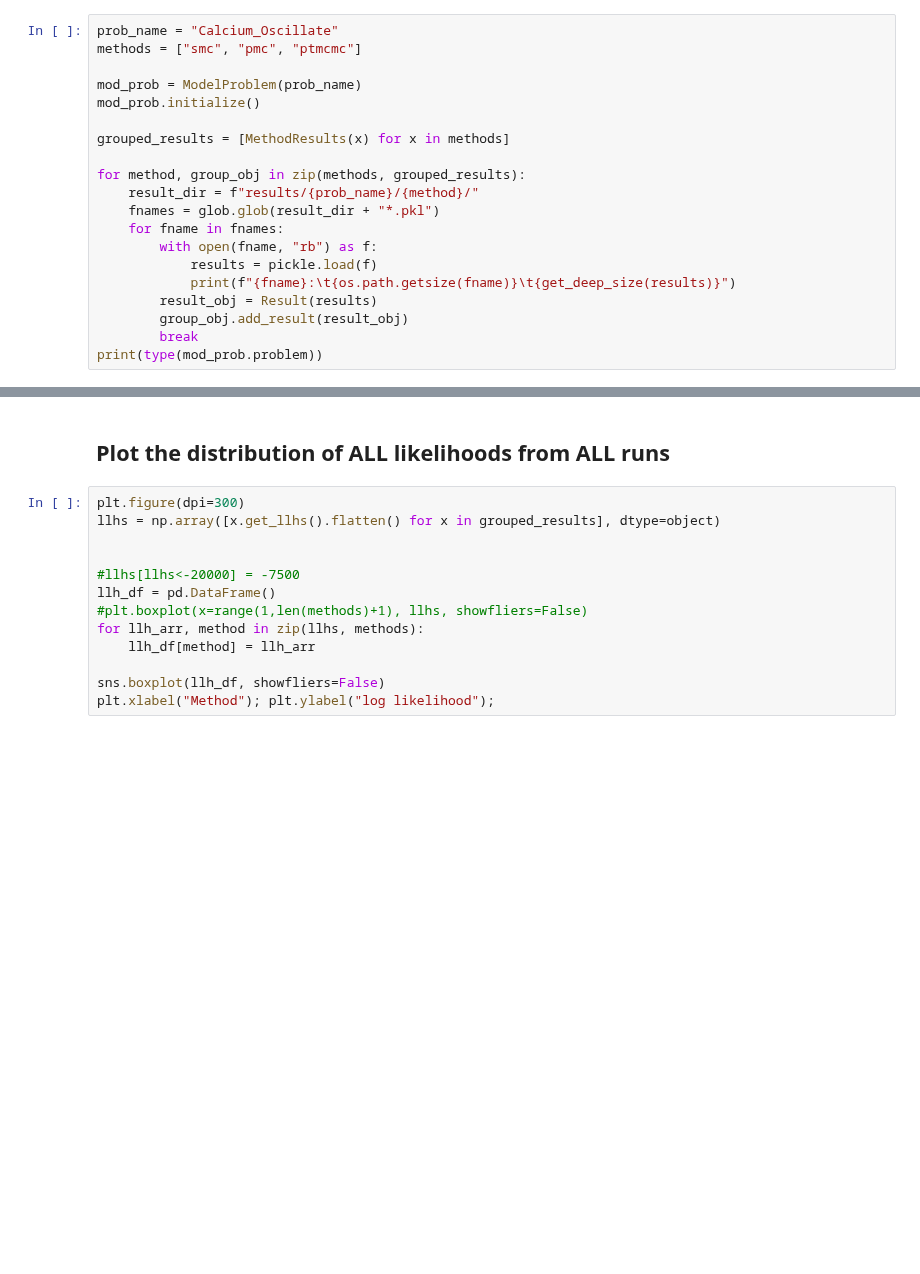
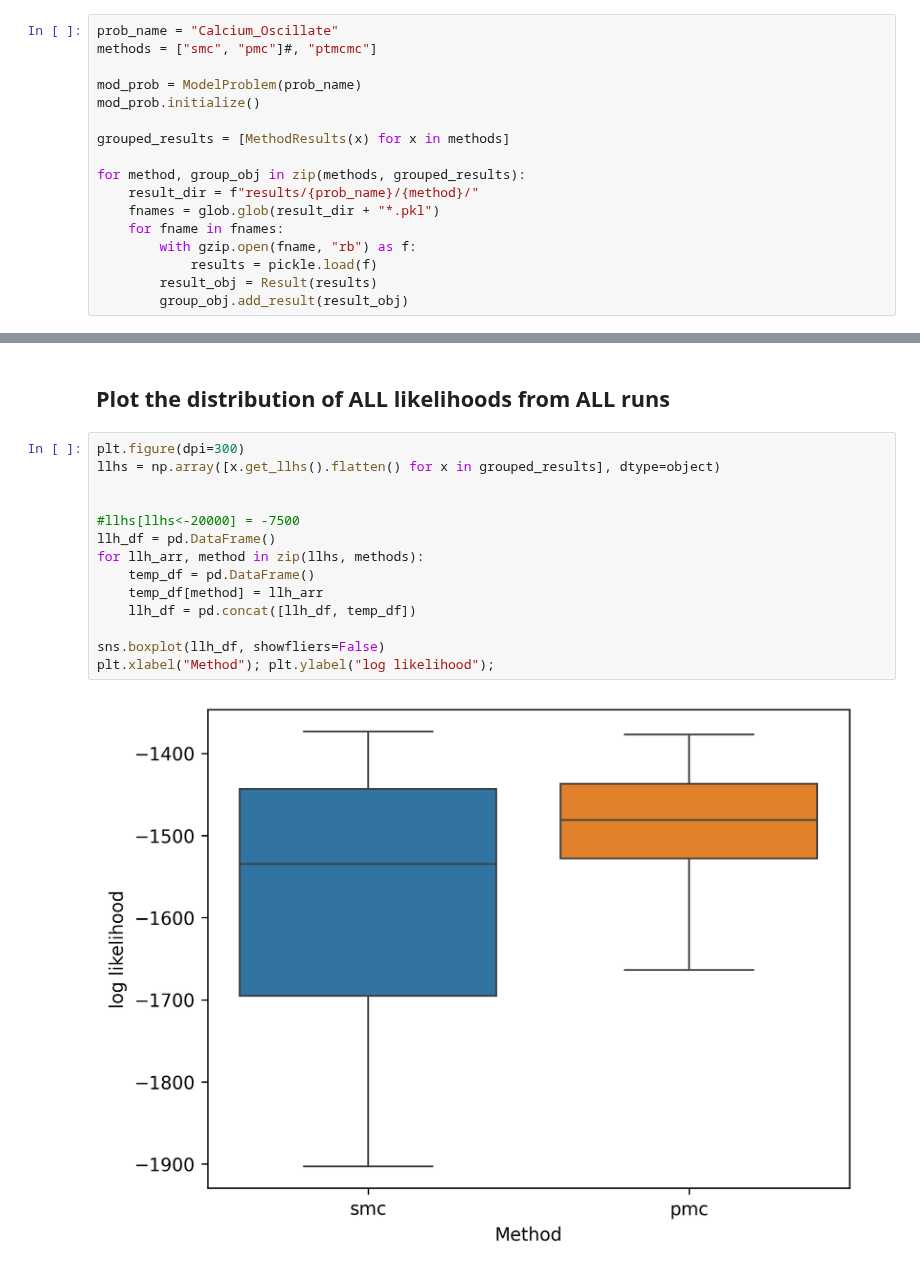
Before and after one commit to LarkinIt/BayesianBenchmark, a Jupyter notebook: compare_methods.ipynb, the cells around one changed output, grey strips where cells are left out. Drawn from its saved outputs; the diff is of its cells as text; blank space fills up the shorter version.

Commit message:
Updated model calib to save with proper file name, updated compare methods script to handle new results

```diff
--- a/compare_methods.ipynb
+++ b/compare_methods.ipynb
@@ -14,7 +15,7 @@ from modelproblem import ModelProblem
 from result_classes import Result,MethodResults
 # %%
 prob_name = "Calcium_Oscillate"
-methods = ["smc", "pmc", "ptmcmc"]
+methods = ["smc", "pmc"]#, "ptmcmc"]
 
 mod_prob = ModelProblem(prob_name)
 mod_prob.initialize()
@@ -25,10 +26,7 @@ for method, group_obj in zip(methods, grouped_results):
 	result_dir = f"results/{prob_name}/{method}/"
 	fnames = glob.glob(result_dir + "*.pkl")
 	for fname in fnames:
-		with open(fname, "rb") as f:
+		with gzip.open(fname, "rb") as f:
 			results = pickle.load(f)
-			print(f"{fname}:\t{os.path.getsize(fname)}\t{get_deep_size(results)}")
 		result_obj = Result(results)
 		group_obj.add_result(result_obj)
-		break
-print(type(mod_prob.problem))
@@ -56,15 +49,18 @@ except ValueError:
 # %%
 plt.figure(dpi=300)
 llhs = np.array([x.get_llhs().flatten() for x in grouped_results], dtype=object)
 
 
 #llhs[llhs<-20000] = -7500
 llh_df = pd.DataFrame()
-#plt.boxplot(x=range(1,len(methods)+1), llhs, showfliers=False)
 for llh_arr, method in zip(llhs, methods):
-	llh_df[method] = llh_arr
+	temp_df = pd.DataFrame()
+	temp_df[method] = llh_arr
+	llh_df = pd.concat([llh_df, temp_df])
 
 sns.boxplot(llh_df, showfliers=False)
 plt.xlabel("Method"); plt.ylabel("log likelihood");
+# %% [output]
+[figure, added]
 # %%
 plt.figure(dpi=300)
```
Also changed, not shown: parts of 6 cells of this notebook, 2 other files.
